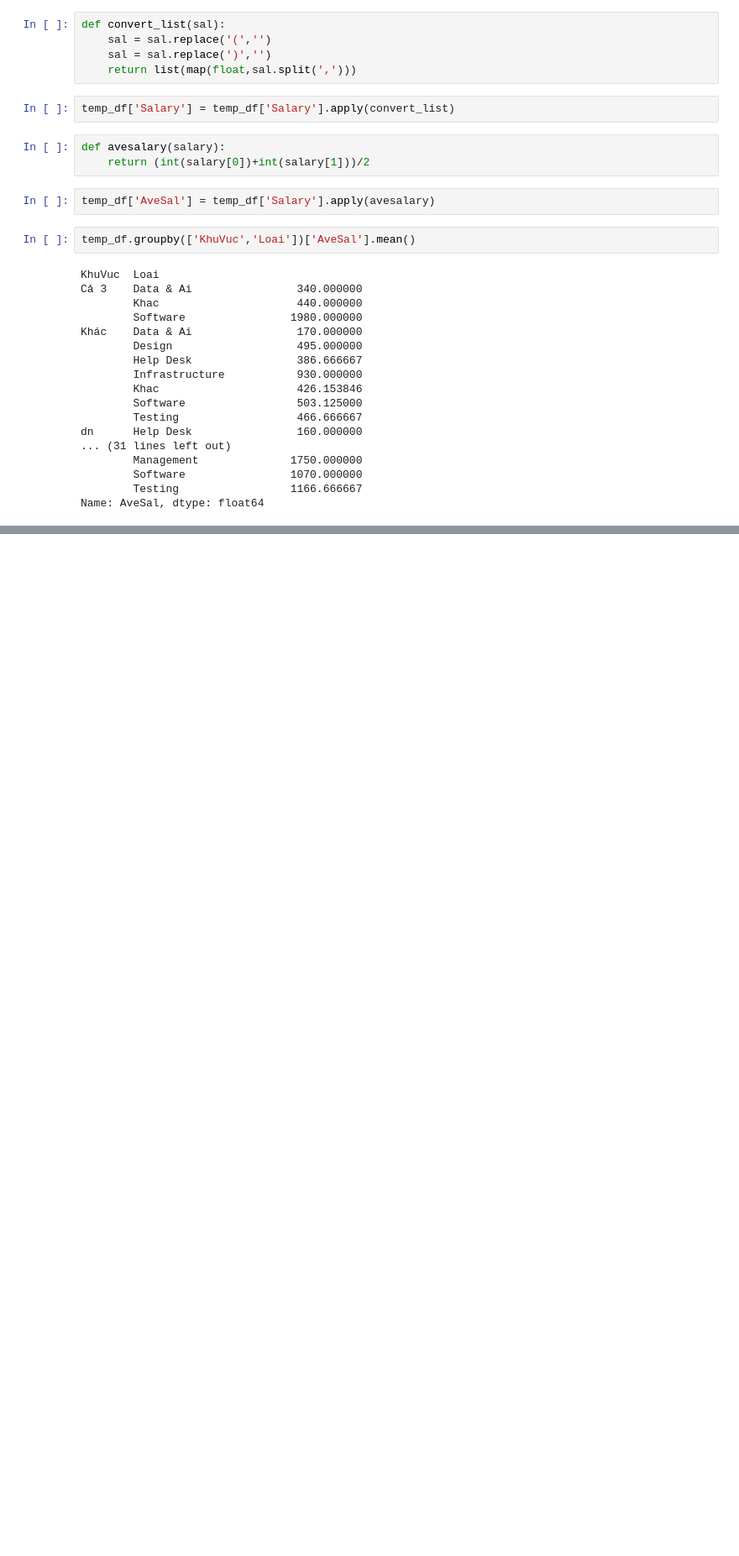
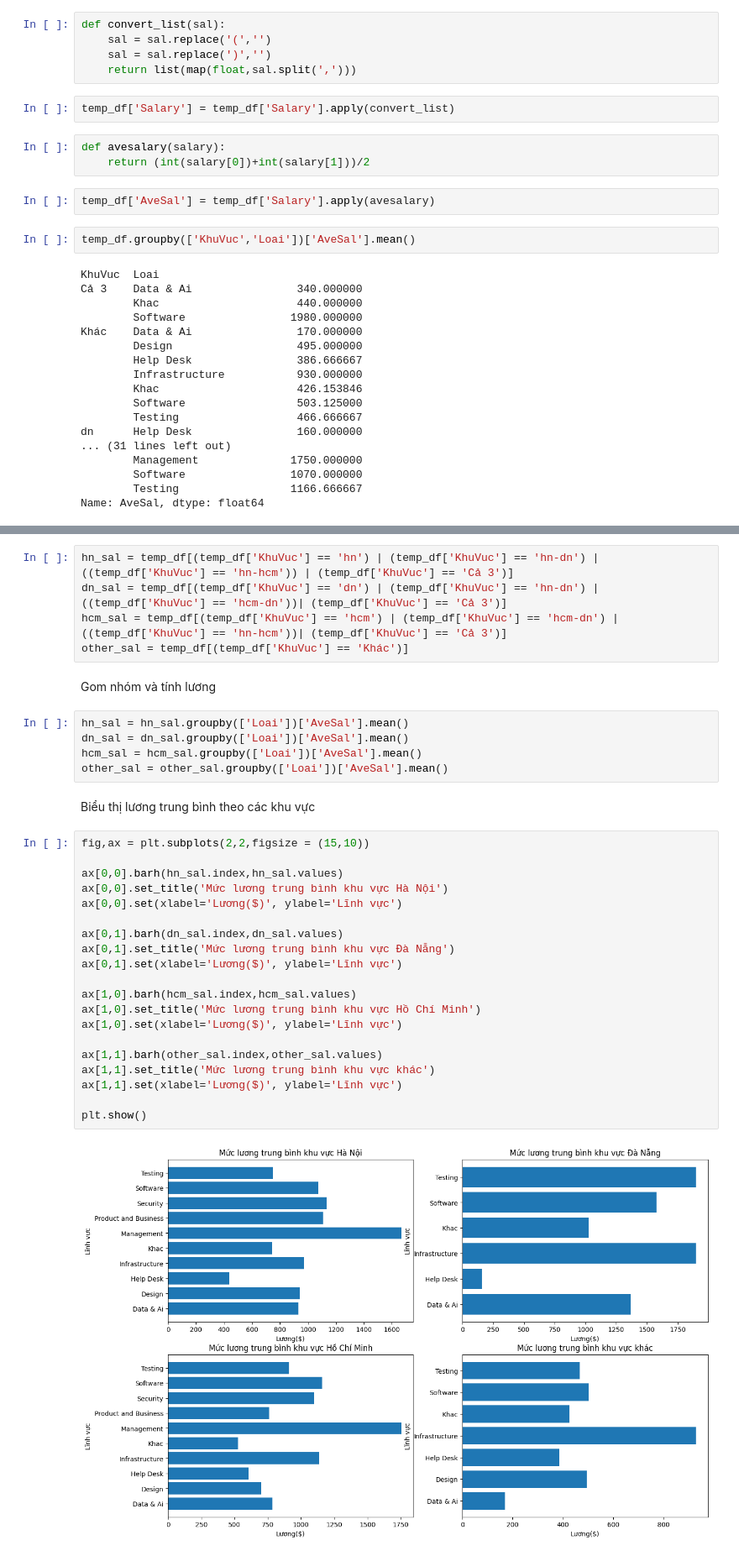
Before and after one commit to yakhimm/LyThuyet_LT4KHDL, a Jupyter notebook: LTKHDL/cauhoi.ipynb, the cells around one changed output, grey strips where cells are left out. Shown at 84% size. Cells and saved outputs as stored; diff of their text form; blank space fills up the shorter version.

```diff
--- a/LTKHDL/cauhoi.ipynb
+++ b/LTKHDL/cauhoi.ipynb
@@ -201,0 +244,36 @@ Name: AveSal, dtype: float64
+# %%
+hn_sal = temp_df[(temp_df['KhuVuc'] == 'hn') | (temp_df['KhuVuc'] == 'hn-dn') | ((temp_df['KhuVuc'] == 'hn-hcm')) | (temp_df['KhuVuc'] == 'Cả 3')]
+dn_sal = temp_df[(temp_df['KhuVuc'] == 'dn') | (temp_df['KhuVuc'] == 'hn-dn') | ((temp_df['KhuVuc'] == 'hcm-dn'))| (temp_df['KhuVuc'] == 'Cả 3')]
+hcm_sal = temp_df[(temp_df['KhuVuc'] == 'hcm') | (temp_df['KhuVuc'] == 'hcm-dn') | ((temp_df['KhuVuc'] == 'hn-hcm'))| (temp_df['KhuVuc'] == 'Cả 3')]
+other_sal = temp_df[(temp_df['KhuVuc'] == 'Khác')]
+# %% [markdown]
+Gom nhóm và tính lương
+# %%
+hn_sal = hn_sal.groupby(['Loai'])['AveSal'].mean()
+dn_sal = dn_sal.groupby(['Loai'])['AveSal'].mean()
+hcm_sal = hcm_sal.groupby(['Loai'])['AveSal'].mean()
+other_sal = other_sal.groupby(['Loai'])['AveSal'].mean()
+# %% [markdown]
+Biểu thị lương trung bình theo các khu vực
+# %%
+fig,ax = plt.subplots(2,2,figsize = (15,10))
+
+ax[0,0].barh(hn_sal.index,hn_sal.values)
+ax[0,0].set_title('Mức lương trung bình khu vực Hà Nội')
+ax[0,0].set(xlabel='Lương($)', ylabel='Lĩnh vực')
+
+ax[0,1].barh(dn_sal.index,dn_sal.values)
+ax[0,1].set_title('Mức lương trung bình khu vực Đà Nẵng')
+ax[0,1].set(xlabel='Lương($)', ylabel='Lĩnh vực')
+
+ax[1,0].barh(hcm_sal.index,hcm_sal.values)
+ax[1,0].set_title('Mức lương trung bình khu vực Hồ Chí Minh')
+ax[1,0].set(xlabel='Lương($)', ylabel='Lĩnh vực')
+
+ax[1,1].barh(other_sal.index,other_sal.values)
+ax[1,1].set_title('Mức lương trung bình khu vực khác')
+ax[1,1].set(xlabel='Lương($)', ylabel='Lĩnh vực')
+
+plt.show()
+# %% [output]
+[figure, added]
```
Also changed, not shown: parts of 23 cells of this notebook.
